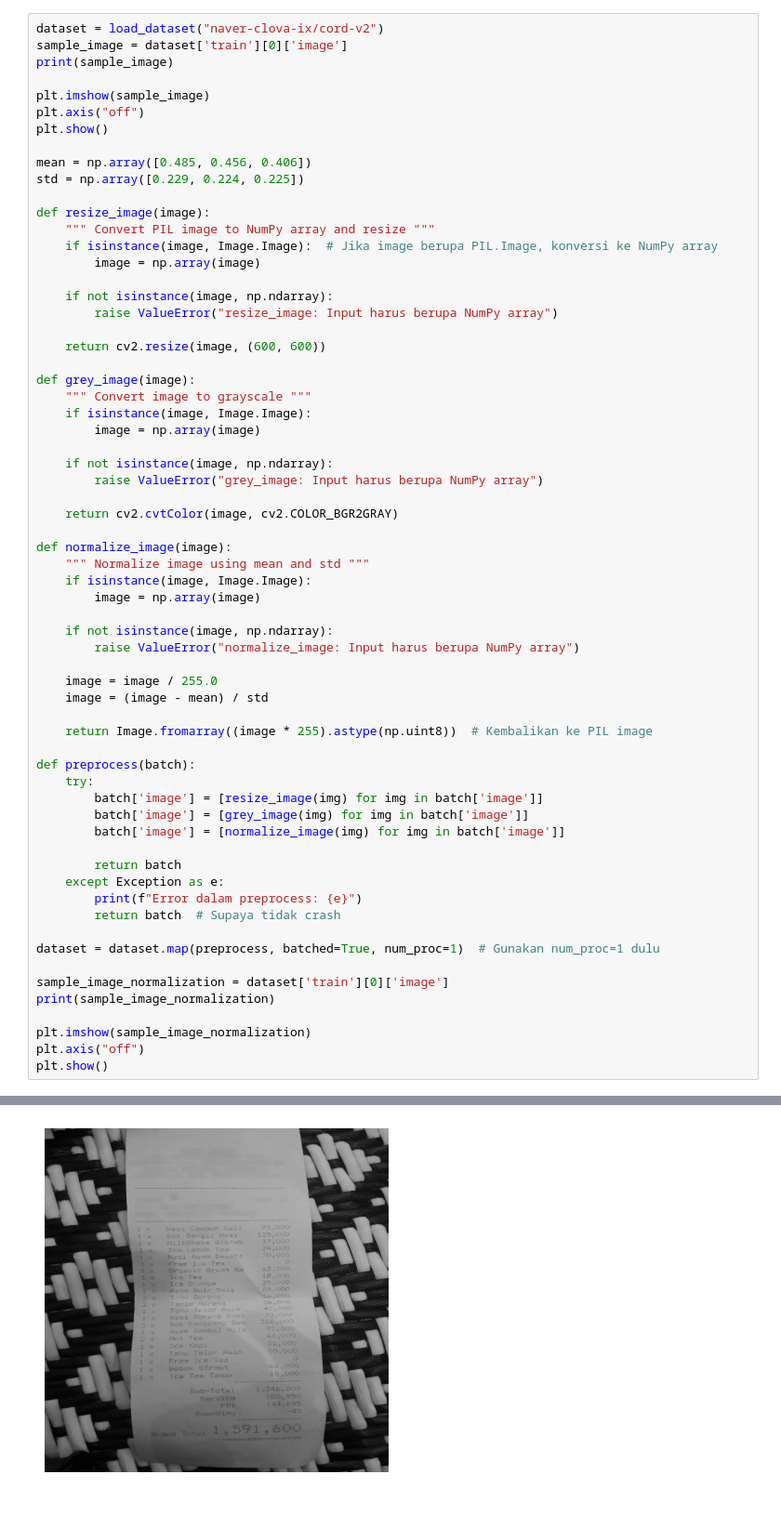
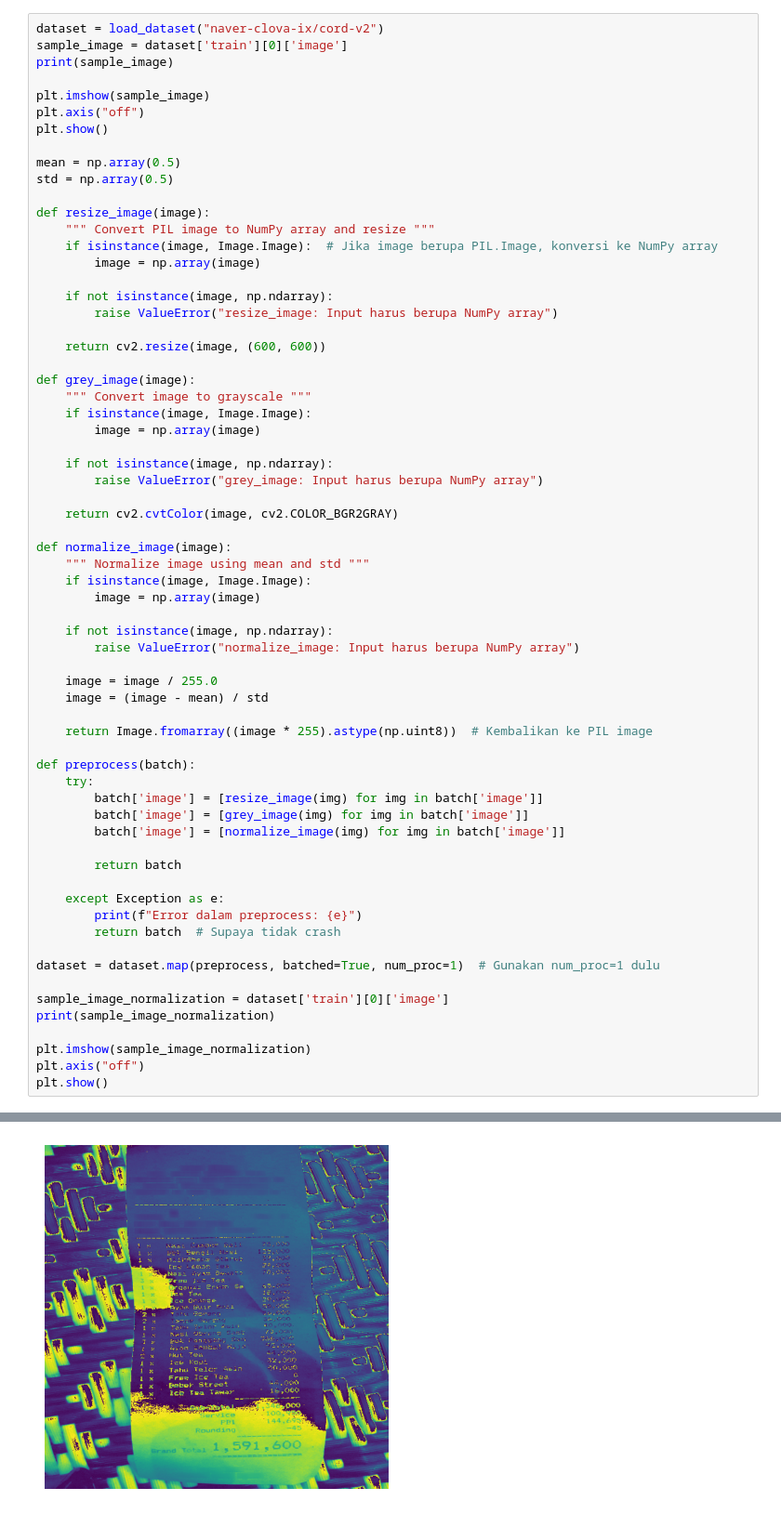
Before and after one commit to fitristachan/invoice-image-processing, a Jupyter notebook: data_etl_invoice.ipynb, the cells around one changed output, grey strips where cells are left out. Shown at 93% size. Drawn from its saved outputs; the diff is of its cells as text.

```diff
--- a/data_etl_invoice.ipynb
+++ b/data_etl_invoice.ipynb
@@ -50,8 +32,8 @@ plt.imshow(sample_image)
 plt.axis("off")
 plt.show()
 
-mean = np.array([0.485, 0.456, 0.406])
-std = np.array([0.229, 0.224, 0.225])
+mean = np.array(0.5)
+std = np.array(0.5)
 
 def resize_image(image):
     """ Convert PIL image to NumPy array and resize """
@@ -93,6 +75,7 @@ def preprocess(batch):
         batch['image'] = [normalize_image(img) for img in batch['image']]
 
         return batch
+
     except Exception as e:
         print(f"Error dalam preprocess: {e}")
         return batch  # Supaya tidak crash
@@ -120,2 +95,2 @@ Error dalam preprocess: operands could not be broadcast together with shapes (60
-[figure, old version]
+[figure, new version]
 # %%
```
Also changed, not shown: parts of 5 cells of this notebook.
